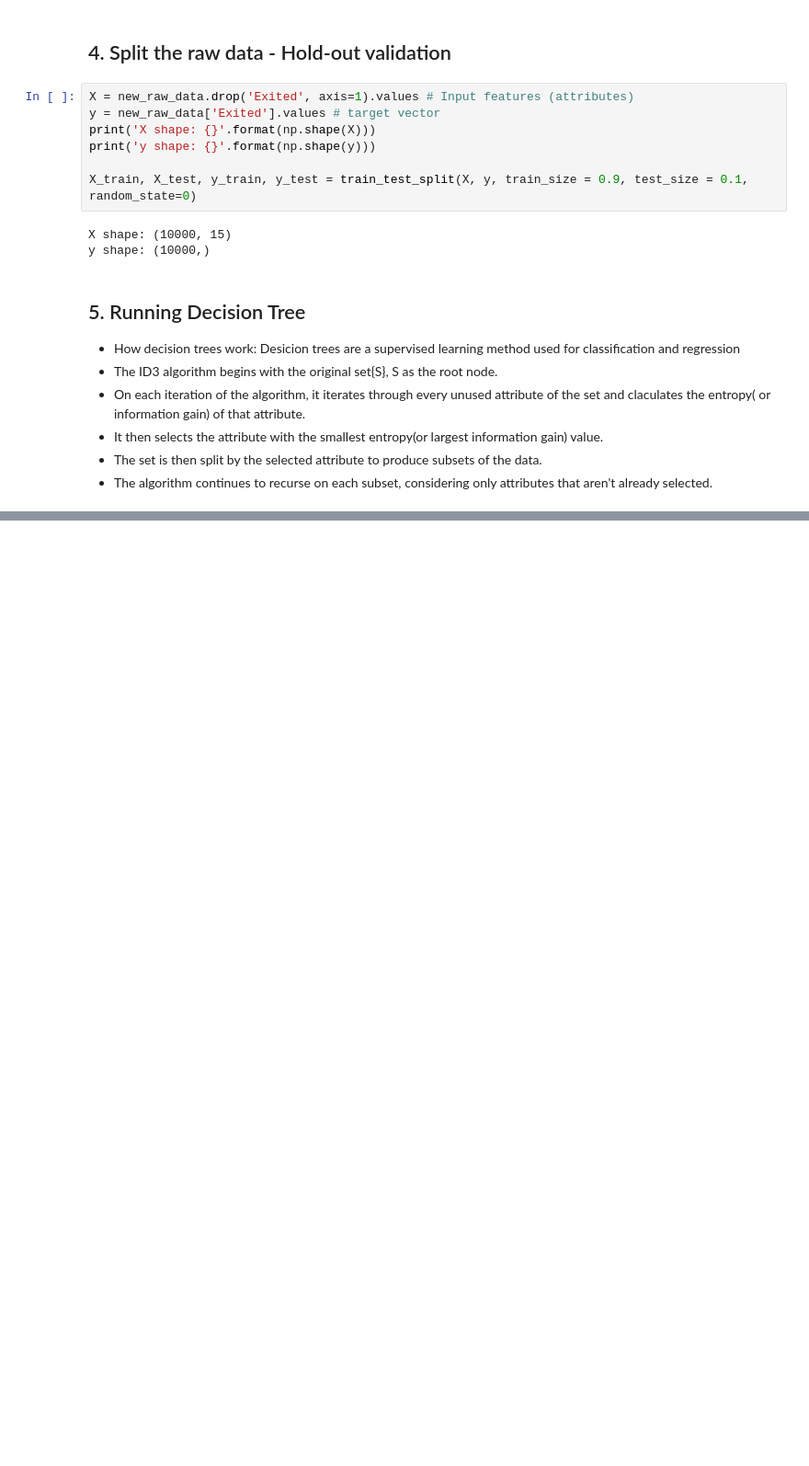
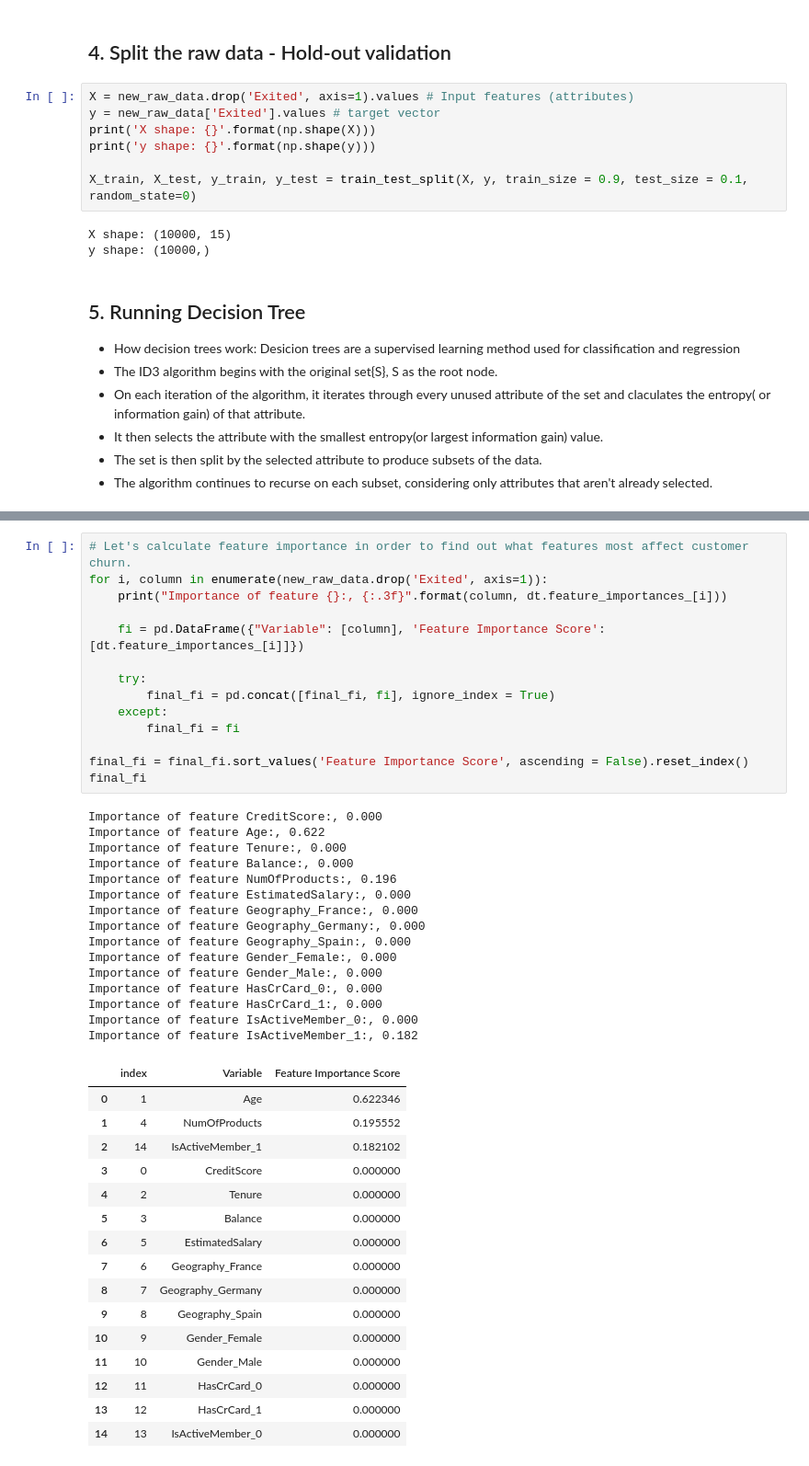
Before and after one commit to Kgs-Mathaba/Predicting-customer-churn-using-Decision-trees-Random-forest-and-XGBoost, a Jupyter notebook: Churn1.ipynb, the cells around one changed output, grey strips where cells are left out. Shown at 92% size. Cells and saved outputs as stored; diff of their text form; blank space fills up the shorter version.

```diff
--- a/Churn1.ipynb
+++ b/Churn1.ipynb
@@ -192,0 +225,46 @@ y shape: (10000,)
+# %%
+# Let's calculate feature importance in order to find out what features most affect customer churn.
+for i, column in enumerate(new_raw_data.drop('Exited', axis=1)):
+    print("Importance of feature {}:, {:.3f}".format(column, dt.feature_importances_[i]))
+
+    fi = pd.DataFrame({"Variable": [column], 'Feature Importance Score': [dt.feature_importances_[i]]})
+
+    try:
+        final_fi = pd.concat([final_fi, fi], ignore_index = True)
+    except:
+        final_fi = fi
+
+final_fi = final_fi.sort_values('Feature Importance Score', ascending = False).reset_index()
+final_fi
+# %% [output]
+Importance of feature CreditScore:, 0.000
+Importance of feature Age:, 0.622
+Importance of feature Tenure:, 0.000
+Importance of feature Balance:, 0.000
+Importance of feature NumOfProducts:, 0.196
+Importance of feature EstimatedSalary:, 0.000
+Importance of feature Geography_France:, 0.000
+Importance of feature Geography_Germany:, 0.000
+Importance of feature Geography_Spain:, 0.000
+Importance of feature Gender_Female:, 0.000
+Importance of feature Gender_Male:, 0.000
+Importance of feature HasCrCard_0:, 0.000
+Importance of feature HasCrCard_1:, 0.000
+Importance of feature IsActiveMember_0:, 0.000
+Importance of feature IsActiveMember_1:, 0.182
+|  | index | Variable | Feature Importance Score |
+| 0 | 1 | Age | 0.622346 |
+| 1 | 4 | NumOfProducts | 0.195552 |
+| 2 | 14 | IsActiveMember_1 | 0.182102 |
+| 3 | 0 | CreditScore | 0.000000 |
+| 4 | 2 | Tenure | 0.000000 |
+| 5 | 3 | Balance | 0.000000 |
+| 6 | 5 | EstimatedSalary | 0.000000 |
+| 7 | 6 | Geography_France | 0.000000 |
+| 8 | 7 | Geography_Germany | 0.000000 |
+| 9 | 8 | Geography_Spain | 0.000000 |
+| 10 | 9 | Gender_Female | 0.000000 |
+| 11 | 10 | Gender_Male | 0.000000 |
+| 12 | 11 | HasCrCard_0 | 0.000000 |
+| 13 | 12 | HasCrCard_1 | 0.000000 |
+| 14 | 13 | IsActiveMember_0 | 0.000000 |
```
Also changed, not shown: parts of 8 cells of this notebook.
